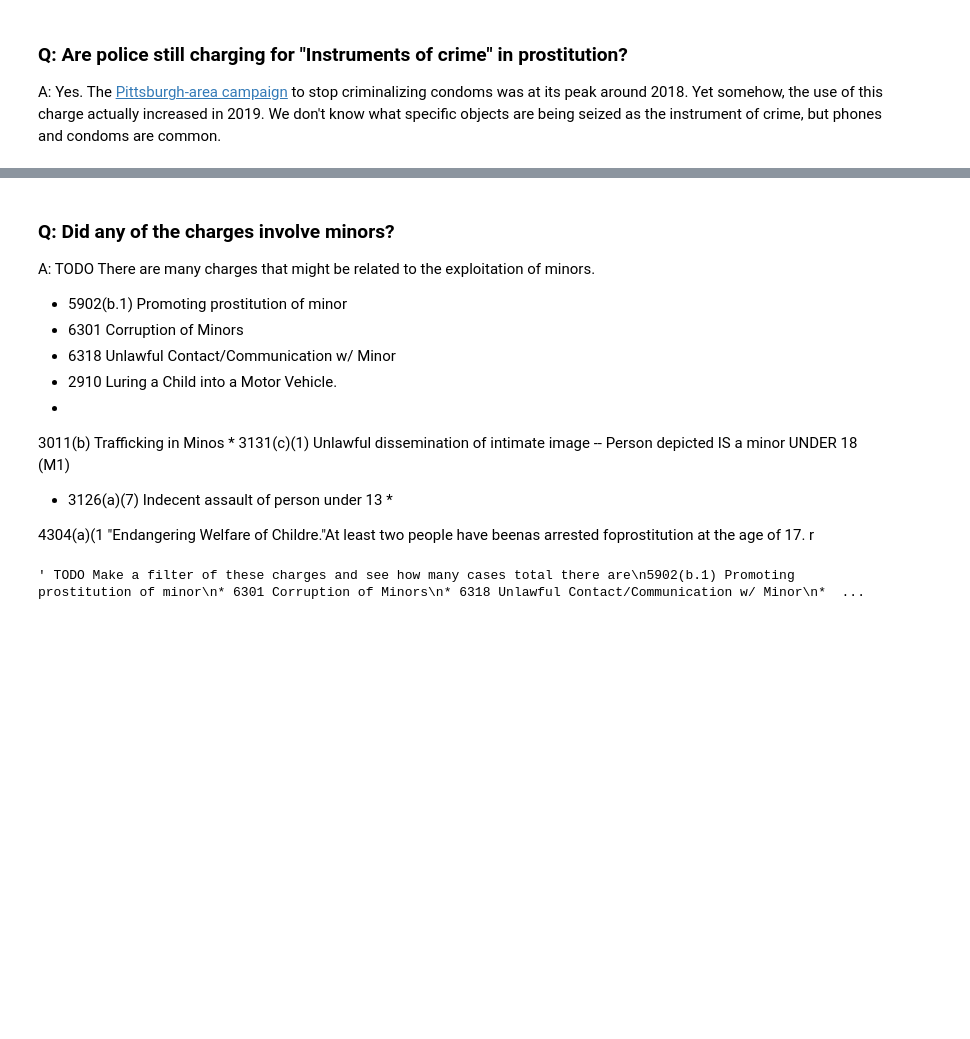
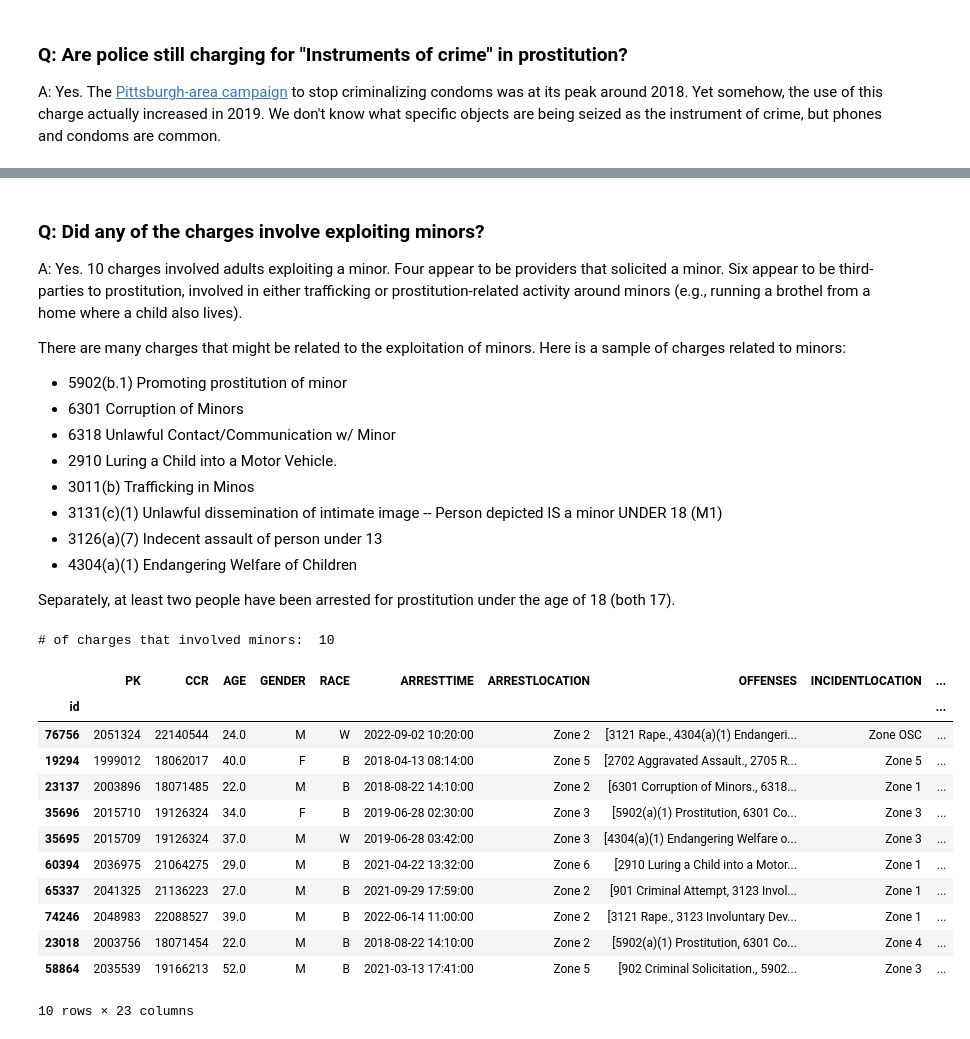
Before and after one commit to moates/pghSWArrests, a Jupyter notebook: arrest_data_analysis.ipynb, the cells around one changed output, grey strips where cells are left out. Drawn from its saved outputs; the diff is of its cells as text; code cells hidden in the pictures; blank space fills up the shorter version.

```diff
--- a/arrest_data_analysis.ipynb
+++ b/arrest_data_analysis.ipynb
@@ -129,6 +118,7 @@ data["YEAR"] = data.ARRESTTIME.dt.year
 data["MONTH"] = data.ARRESTTIME.dt.month
 
 ## Covnert offense string to list
+data["OFFENSES_STR"] = data.OFFENSES.copy()
 data.OFFENSES = data.OFFENSES.apply(lambda offs: [off.strip() for off in offs.split(" / ")])
 # %%
 ## Fill missing values with NaN
@@ -136,3 +252,12 @@ data.AGE = data.AGE.replace(0.0, np.nan)
+# %%
+# Fill missing neighborhoods & council districts with "Unknown"
+data.loc[data.INCIDENTNEIGHBORHOOD.isna()]
+data["INCIDENTNEIGHBORHOOD"] = data["INCIDENTNEIGHBORHOOD"].fillna("Unknown")
+data["COUNCIL_DISTRICT"] = data["COUNCIL_DISTRICT"].fillna("Unknown")
+data["INCIDENTTRACT"] = data["COUNCIL_DISTRICT"].fillna("Unknown")
+data["PUBLIC_WORKS_DIVISION"] = data["COUNCIL_DISTRICT"].fillna("Unknown")
+
+# TODO later there's probably an API to get a council district based on coordinates. I could also guess at council district based on police zone?
 # %%
 base_data = data.copy()
 # %% [markdown]
@@ -156,9 +318,10 @@ Note: It seems like sometimes police tack on a prostitution charge (5902(a)) for
 # %%
-start_date = "2013-01-01"
+start_date = "2016-01-01"
 #end_date = "2019-01-01"
 end_date = pd.Timestamp.today()
 
 data = data.loc[(data.ARRESTTIME > start_date) & (data.ARRESTTIME < end_date)]
 output = data.loc[data.ISPROVIDER][["YEAR"]]
+print("Total: ", output.value_counts().sum())
 pd.DataFrame(output.value_counts(sort=False))
 # %% [output]
@@ -274,27 +695,50 @@ YEAR
 Name: count, dtype: int64
 # %% [markdown]
-### Q: Did any of the charges involve minors?
-A: TODO
-There are many charges that might be related to the exploitation of minors.
+### Q: Did any of the charges involve exploiting minors?
+A: Yes. 10 charges involved adults exploiting a minor. Four appear to be providers that solicited a minor. Six appear to be third-parties to prostitution, involved in either trafficking or prostitution-related activity around minors (e.g., running a brothel from a home where a child also lives).
+
+
+There are many charges that might be related to the exploitation of minors. Here is a sample of charges related to minors:
 * 5902(b.1) Promoting prostitution of minor
 * 6301 Corruption of Minors
 * 6318 Unlawful Contact/Communication w/ Minor
 * 2910 Luring a Child into a Motor Vehicle.
-*
-3011(b) Trafficking in Minos * 3131(c)(1) Unlawful dissemination of intimate image -- Person depicted IS a minor UNDER 18 (M1)
-* 3126(a)(7) Indecent assault of person under 13 *
+* 3011(b) Trafficking in Minos
+* 3131(c)(1) Unlawful dissemination of intimate image -- Person depicted IS a minor UNDER 18 (M1)
+* 3126(a)(7) Indecent assault of person under 13
+* 4304(a)(1) Endangering Welfare of Children
 
-4304(a)(1 "Endangering Welfare of Childre."At least two people have beenas arrested foprostitution at the age of 17. r
+
+Separately, at least two people have been arrested for prostitution under the age of 18 (both 17).
 # %%
-""" TODO Make a filter of these charges and see how many cases total there are
-5902(b.1) Promoting prostitution of minor
-* 6301 Corruption of Minors
-* 6318 Unlawful Contact/Communication w/ Minor
-* 2910 Luring a Child into a Motor Vehicle.
-* 3011(b) Trafficking in Minors
-* 3131(c)(1) Unlawful dissemination of intimate image -- Person depicted IS a minor UNDER 18 (M1)
-* 3126(a)(7) Indecent assault of person under 13
-* 4304(a)(1) Endangering Welfare of Children.
-"""
+charges_minors = [
+ "5902\s?\(b\.1\)",
+ "prostitution of minor", # not sure whether/how they format the b.1 sub-charges
+ "6301",
+ "6318",
+ "2910",
+ "3011\s?\(b\)",
+ "Person depicted IS a minor UNDER 18",
+ "3126\s?\(a\)\s?\(7\)",
+ "4304\s?\(a\)\s?\(1\)"
+]
+
+minors_mask = data.OFFENSES_STR.str.contains('|'.join(charges_minors))
+
+print("# of charges that involved minors: ", sum(minors_mask))
+data[minors_mask]
 # %% [output]
-' TODO Make a filter of these charges and see how many cases total there are\n5902(b.1) Promoting prostitution of minor\n* 6301 Corruption of Minors\n* 6318 Unlawful Contact/Communication w/ Minor\n*  ...
+# of charges that involved minors:  10
+|  | PK | CCR | AGE | GENDER | RACE | ARRESTTIME | ARRESTLOCATION | OFFENSES | INCIDENTLOCATION | ... |
+| id |  |  |  |  |  |  |  |  |  | ... |
+| 76756 | 2051324 | 22140544 | 24.0 | M | W | 2022-09-02 10:20:00 | Zone 2 | [3121 Rape., 4304(a)(1) Endangeri... | Zone OSC | ... |
+| 19294 | 1999012 | 18062017 | 40.0 | F | B | 2018-04-13 08:14:00 | Zone 5 | [2702 Aggravated Assault., 2705 R... | Zone 5 | ... |
+| 23137 | 2003896 | 18071485 | 22.0 | M | B | 2018-08-22 14:10:00 | Zone 2 | [6301 Corruption of Minors., 6318... | Zone 1 | ... |
+| 35696 | 2015710 | 19126324 | 34.0 | F | B | 2019-06-28 02:30:00 | Zone 3 | [5902(a)(1) Prostitution, 6301 Co... | Zone 3 | ... |
+| 35695 | 2015709 | 19126324 | 37.0 | M | W | 2019-06-28 03:42:00 | Zone 3 | [4304(a)(1) Endangering Welfare o... | Zone 3 | ... |
+| 60394 | 2036975 | 21064275 | 29.0 | M | B | 2021-04-22 13:32:00 | Zone 6 | [2910 Luring a Child into a Motor... | Zone 1 | ... |
+| 65337 | 2041325 | 21136223 | 27.0 | M | B | 2021-09-29 17:59:00 | Zone 2 | [901 Criminal Attempt, 3123 Invol... | Zone 1 | ... |
+| 74246 | 2048983 | 22088527 | 39.0 | M | B | 2022-06-14 11:00:00 | Zone 2 | [3121 Rape., 3123 Involuntary Dev... | Zone 1 | ... |
+| 23018 | 2003756 | 18071454 | 22.0 | M | B | 2018-08-22 14:10:00 | Zone 2 | [5902(a)(1) Prostitution, 6301 Co... | Zone 4 | ... |
+| 58864 | 2035539 | 19166213 | 52.0 | M | B | 2021-03-13 17:41:00 | Zone 5 | [902 Criminal Solicitation., 5902... | Zone 3 | ... |
+10 rows × 23 columns
```
Also changed, not shown: parts of 49 cells of this notebook.
